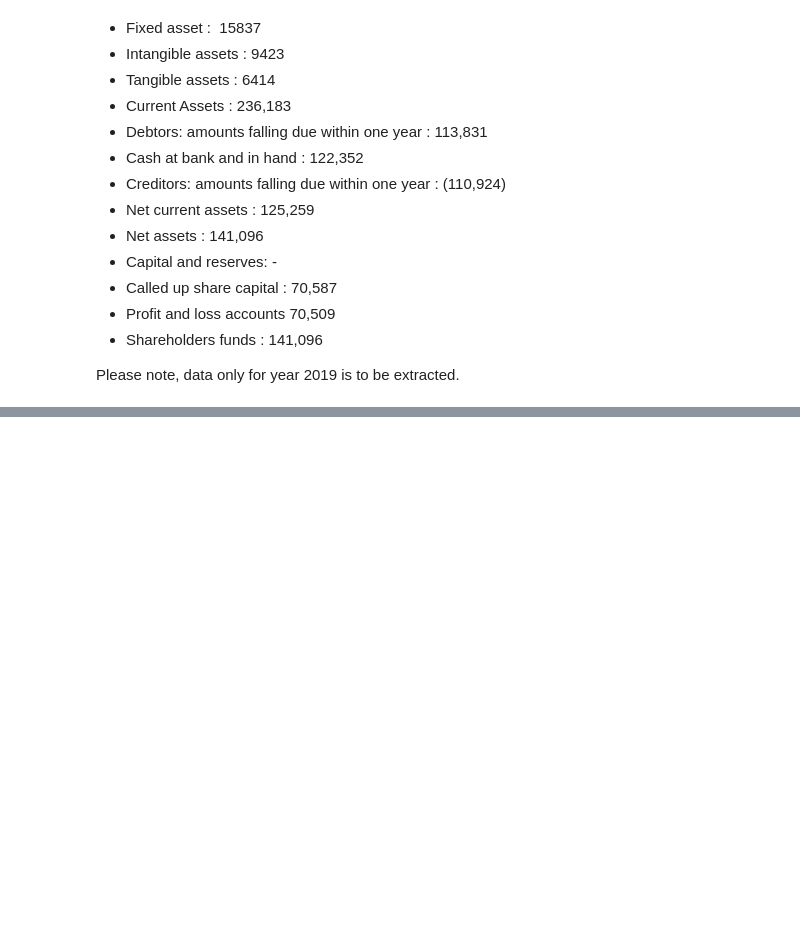
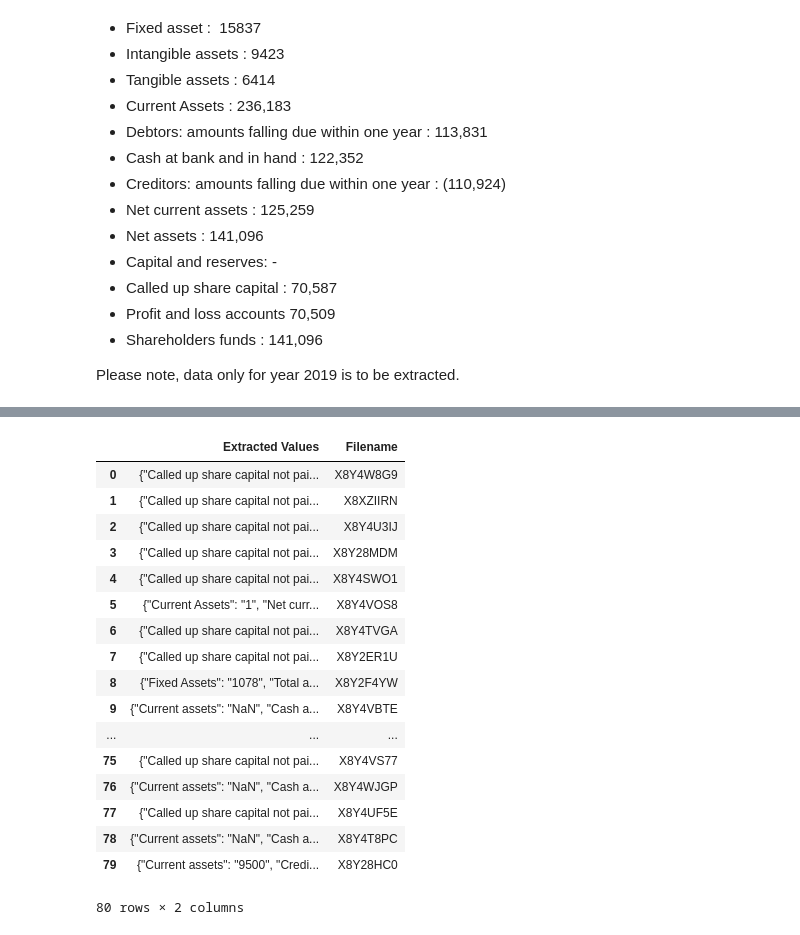
Before and after one commit to asharn/hcl-ml-challenge, a Jupyter notebook: hcl-ml-challenge.ipynb, the cells around one changed output, grey strips where cells are left out. Drawn from its saved outputs; the diff is of its cells as text; code cells hidden in the pictures; blank space fills up the shorter version.

```diff
--- a/hcl-ml-challenge.ipynb
+++ b/hcl-ml-challenge.ipynb
@@ -63,12 +56,0 @@ fileNames = os.listdir(fileContainingDir)
-# %%
-# Using readlines()
-firstFilePath = fileContainingDir + fileNames[6]
-file1 = open(firstFilePath, 'r')
-Lines = file1.readlines()
-#print(Lines)
-count = 0
-# Strips the newline character
-for line in Lines:
-    #print(line)
-    print(line.splitlines())
-    #print("Line{}: {}".format(count, line.strip()))
@@ -92,0 +57,13 @@ for line in Lines:
+# %%
+
+# function to get unique values
+def unique(list1):
+    x = np.array(list1)
+    return np.unique(x)
+def extractValue(value):
+    value = re.sub(',', '', value)
+    if(value[0]=='('
+      and value[len(value)-1]==')'):
+        value = value[1:len(value)-1]
+        value = '-' + value
+    return value
@@ -92,0 +72,2 @@ for line in Lines:
+# %%
+fileNames = ['X8XZIS7K.txt']
@@ -92,0 +217,22 @@ for line in Lines:
+# %%
+df = pd.DataFrame(outputData)
+df.head(80)
+# %% [output]
+|  | Extracted Values | Filename |
+| 0 | {"Called up share capital not pai... | X8Y4W8G9 |
+| 1 | {"Called up share capital not pai... | X8XZIIRN |
+| 2 | {"Called up share capital not pai... | X8Y4U3IJ |
+| 3 | {"Called up share capital not pai... | X8Y28MDM |
+| 4 | {"Called up share capital not pai... | X8Y4SWO1 |
+| 5 | {"Current Assets": "1", "Net curr... | X8Y4VOS8 |
+| 6 | {"Called up share capital not pai... | X8Y4TVGA |
+| 7 | {"Called up share capital not pai... | X8Y2ER1U |
+| 8 | {"Fixed Assets": "1078", "Total a... | X8Y2F4YW |
+| 9 | {"Current assets": "NaN", "Cash a... | X8Y4VBTE |
+| ... | ... | ... |
+| 75 | {"Called up share capital not pai... | X8Y4VS77 |
+| 76 | {"Current assets": "NaN", "Cash a... | X8Y4WJGP |
+| 77 | {"Called up share capital not pai... | X8Y4UF5E |
+| 78 | {"Current assets": "NaN", "Cash a... | X8Y4T8PC |
+| 79 | {"Current assets": "9500", "Credi... | X8Y28HC0 |
+80 rows × 2 columns
```
Also changed, not shown: parts of 9 cells of this notebook, 1 other file.
